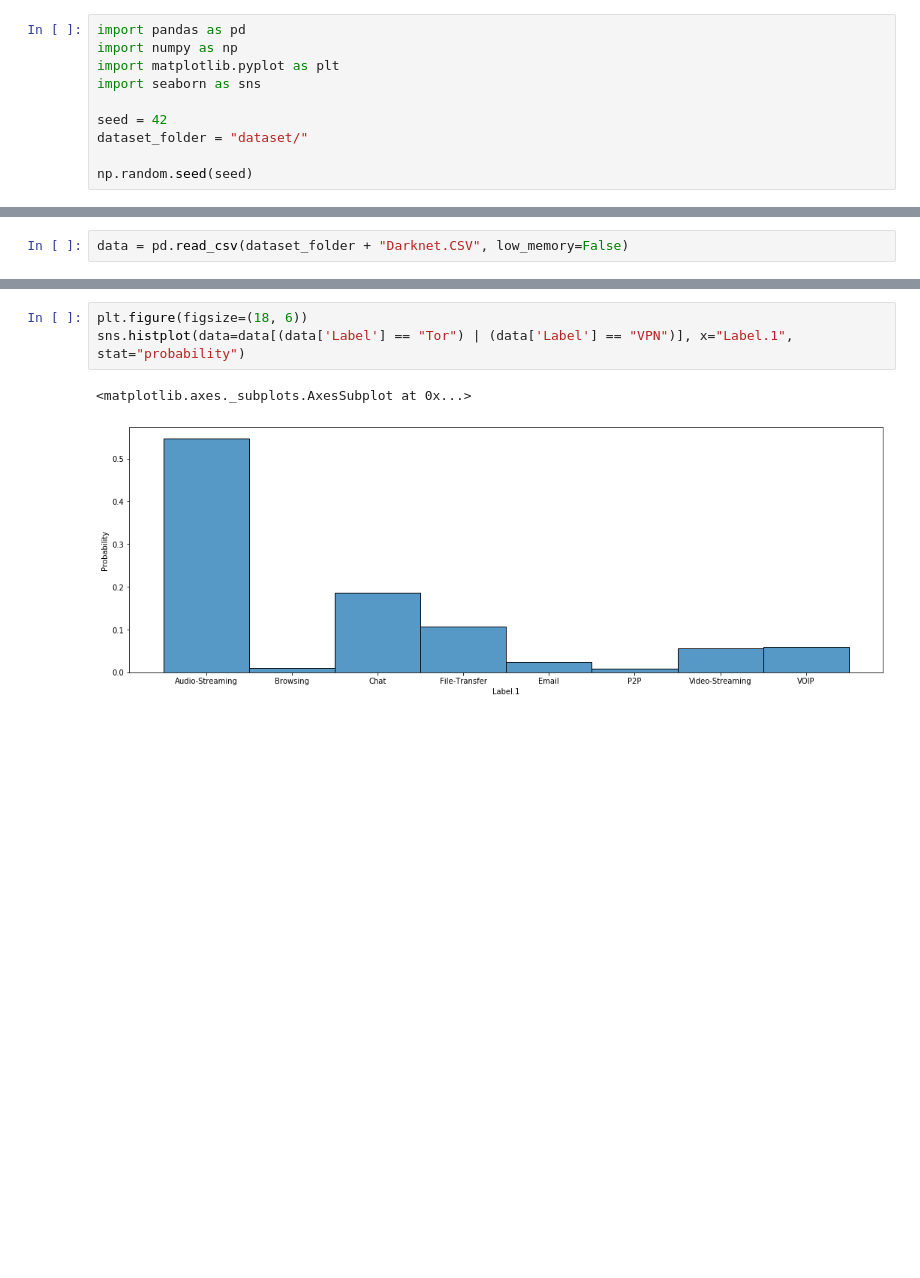
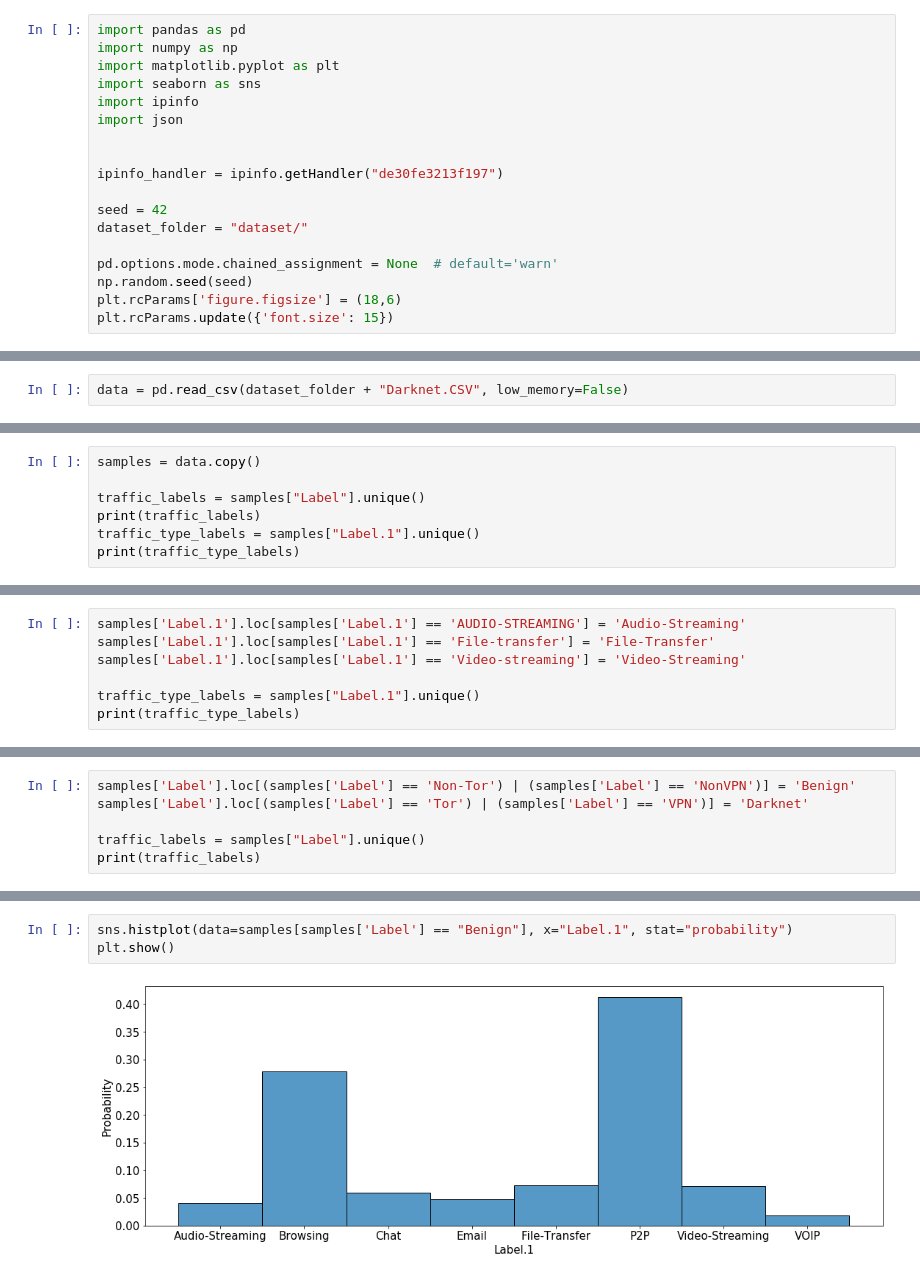
Before and after one commit to mateus558/Darknet-traffic-classification, a Jupyter notebook: Darknet.ipynb, the cells around one changed output, grey strips where cells are left out. Cells and saved outputs as stored; diff of their text form; blank space fills up the shorter version.

```diff
--- a/Darknet.ipynb
+++ b/Darknet.ipynb
@@ -5,9 +5,17 @@ import pandas as pd
 import numpy as np
 import matplotlib.pyplot as plt
 import seaborn as sns
+import ipinfo
+import json
+
+
+ipinfo_handler = ipinfo.getHandler("de30fe3213f197")
 
 seed = 42
 dataset_folder = "dataset/"
 
+pd.options.mode.chained_assignment = None  # default='warn'
 np.random.seed(seed)
+plt.rcParams['figure.figsize'] = (18,6)
+plt.rcParams.update({'font.size': 15})
 # %% [markdown]
@@ -85,0 +33,7 @@ Number of NonVPN entries: 23863
+# %%
+samples = data.copy()
+
+traffic_labels = samples["Label"].unique()
+print(traffic_labels)
+traffic_type_labels = samples["Label.1"].unique()
+print(traffic_type_labels)
@@ -85,0 +45,7 @@ Number of NonVPN entries: 23863
+# %%
+samples['Label.1'].loc[samples['Label.1'] == 'AUDIO-STREAMING'] = 'Audio-Streaming'
+samples['Label.1'].loc[samples['Label.1'] == 'File-transfer'] = 'File-Transfer'
+samples['Label.1'].loc[samples['Label.1'] == 'Video-streaming'] = 'Video-Streaming'
+
+traffic_type_labels = samples["Label.1"].unique()
+print(traffic_type_labels)
@@ -85,0 +55,6 @@ Number of NonVPN entries: 23863
+# %%
+samples['Label'].loc[(samples['Label'] == 'Non-Tor') | (samples['Label'] == 'NonVPN')] = 'Benign'
+samples['Label'].loc[(samples['Label'] == 'Tor') | (samples['Label'] == 'VPN')] = 'Darknet'
+
+traffic_labels = samples["Label"].unique()
+print(traffic_labels)
@@ -98,7 +130,6 @@ plt.show()
 # %%
-plt.figure(figsize=(18, 6))
-sns.histplot(data=data[(data['Label'] == "Tor") | (data['Label'] == "VPN")], x="Label.1", stat="probability")
+sns.histplot(data=samples[samples['Label'] == "Benign"], x="Label.1", stat="probability")
+plt.show()
 # %% [output]
-<matplotlib.axes._subplots.AxesSubplot at 0x...>
-[figure, old version]
+[figure, new version]
 # %%
```
Also changed, not shown: parts of 21 cells of this notebook, 4 other files.
